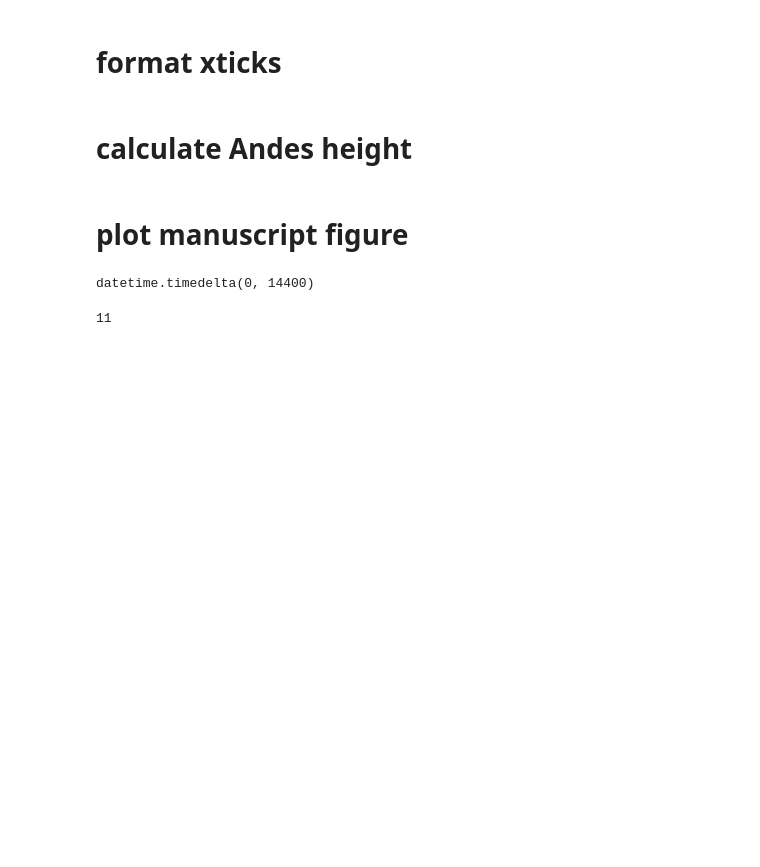
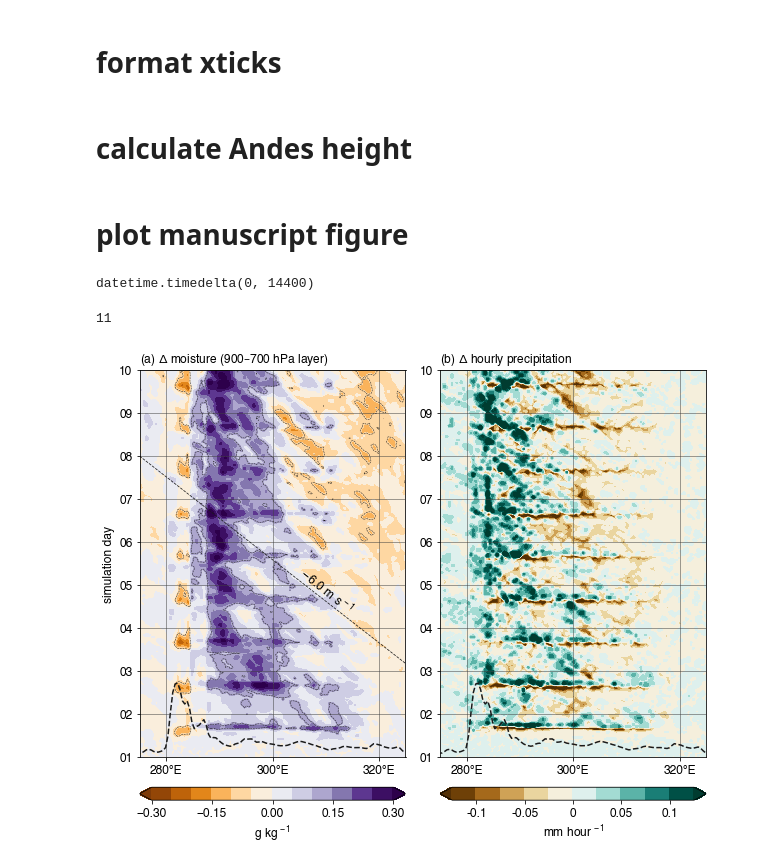
Before and after one commit to bairdlangenbrunner/amazon-phys-response-paper, a Jupyter notebook: scripts/MAIN_figure07_hovmoller_moisture_and_precip.ipynb, the cells around one changed output. Cells and saved outputs as stored; diff of their text form; code cells hidden in the pictures; blank space fills up the shorter version.

```diff
--- a/scripts/MAIN_figure07_hovmoller_moisture_and_precip.ipynb
+++ b/scripts/MAIN_figure07_hovmoller_moisture_and_precip.ipynb
@@ -278,20 +278,16 @@ time_datetimes[-1].day
 fontsize=12
 fig = mp.figure(figsize=(8.5,6))
 
-#ax1=fig.add_subplot(131)
-
 levels=numpy.arange(-0.3,0.310,0.05)
-levels_precip = numpy.arange(-0.125,0.1251,0.0125)
+levels_precip = numpy.arange(-0.125,0.1251,0.025)
 
 ax2=fig.add_subplot(121)
-contour_plot = ax2.contourf(xlong[0,:]+360.,time_datetimes-datetime.timedelta(hours=4),\
-                           #qvapor_diffs_lat_mean_1_3km*1000.,\
+contour_moisture = ax2.contourf(xlong[0,:]+360.,time_datetimes-datetime.timedelta(hours=4),\
                            qvapor_diffs_lat_mean_850_700hPa*1000.,\
                            cmap='PuOr',\
                            levels=levels,\
                            extend='both')
 contour_line = ax2.contour(xlong[0,:]+360.,time_datetimes-datetime.timedelta(hours=4),\
-                           #qvapor_diffs_lat_mean_1_3km*1000.,\
                            qvapor_diffs_lat_mean_850_700hPa*1000.,\
                            levels=[-0.1,0.1],\
                            colors='0.1',\
@@ -326,24 +322,34 @@ ax3.tick_params(labelsize=fontsize)
 
 fig.tight_layout()
 
-# ax1_pos = ax1.get_position()
 ax2_pos = ax2.get_position()
 ax3_pos = ax3.get_position()
 
 cbar1_ax = fig.add_axes([ax2_pos.x0,ax2_pos.y0-0.1,ax2_pos.width,0.03])
-cbar1 = mp.colorbar(contour_plot, cax=cbar1_ax, orientation='horizontal')
+cbar1 = mp.colorbar(contour_moisture, cax=cbar1_ax, orientation='horizontal')
 cbar1_ax.tick_params(labelsize=fontsize)
 cbar1.set_ticks([-0.3,-0.15,0,0.15,0.3])
-#cbar1_ax.axvline(cbar1_ax.get_xticks()[2],lw=0.5,c='0.1',ls='--')
-#cbar1_ax.axvline(cbar1_ax.get_xticks()[4],lw=0.5,c='0.1',ls='--')
 cbar1.set_label('g kg$^{\,-1}$', fontsize=fontsize)
-cbar1.add_lines(contour_line, ls=':')
+cbar1.add_lines(contour_line)
 
-cbar2_ax = fig.add_axes([ax3_pos.x0,ax3_pos.y0-0.1,ax3_pos.width,0.03])
+cbar2_ax = fig.add_axes([ax3_pos.x0,ax3_pos.y0-0.1,ax3_pos.width,0.03], rasterized=True)
 cbar2 = mp.colorbar(contour_rain, cax=cbar2_ax, orientation='horizontal')
 cbar2_ax.tick_params(labelsize=fontsize)
-cbar2.set_ticks([-0.1,0,0.1])
+cbar2.set_ticks([-0.1,-0.05,0,0.05,0.1])
+cbar2.set_ticklabels(['-0.1','-0.05','0','0.05','0.1'])
 cbar2.set_label('mm hour$^{\,-1}$', fontsize=fontsize)
+
+for c in contour_rain.collections:
+    c.set_edgecolor('face')
+    c.set_rasterized(True)
+for c in contour_moisture.collections:
+    c.set_edgecolor('face')
+    c.set_rasterized(True)
+
+for c in cbar1_ax.collections:
+    c.set_edgecolor('face')
+for c in cbar2_ax.collections:
+    c.set_edgecolor('face')
 
 ax2_orog = fig.add_axes([ax2_pos.x0,ax2_pos.y0,ax2_pos.width,ax2_pos.height*0.2])
 ax2_orog.axis('off')
@@ -355,10 +361,8 @@ ax3_orog.axis('off')
 ax3_orog.plot(xlong[0,:]+360., HGT_M_lat_subset_mean/1000., lw=1.5, ls='--', c='0.1')#, alpha=0.5)
 ax3_orog.set_xlim(ax2.get_xlim())
 
-#ax1.yaxis.grid(True,linestyle='-',c='0.25',lw=0.5)
 ax2.yaxis.grid(True,linestyle='-',c='0.25',lw=0.5)
 ax3.yaxis.grid(True,linestyle='-',c='0.25',lw=0.5)
-#ax1.xaxis.grid(True,linestyle='-',c='0.25',lw=0.5)
 ax2.xaxis.grid(True,linestyle='-',c='0.25',lw=0.5)
 ax3.xaxis.grid(True,linestyle='-',c='0.25',lw=0.5)
 
@@ -368,40 +372,34 @@ dx = dt*speed1
 slope1 = dt/-dx # sec/meter
 intercept1 = 10*dt
 xvals1 = numpy.linspace(ax2.get_xlim()[0],ax2.get_xlim()[1],100)
 xvals1_m = xvals1*50000.
 yvals1 = slope1*(xvals1_m-ax2.get_xlim()[0]*50000) + intercept1
 start_date = datetime.datetime(1979,1,1,0)
 yvals1_datetime = [start_date + datetime.timedelta(seconds=int(t)) for t in yvals1]
 
 speed2 = 6#-ua_400_mean #5.1 #6.3 # m/s
 dt = 86400. # seconds
 dx = dt*speed2
 slope2 = dt/-dx # sec/meter
 intercept2 = 7.*dt
 xvals2 = numpy.linspace(ax2.get_xlim()[0],ax2.get_xlim()[1],100)
 xvals2_m = xvals2*50000.
 yvals2 = slope2*(xvals2_m-ax2.get_xlim()[0]*50000) + intercept2
 start_date = datetime.datetime(1979,1,1,0)
 yvals2_datetime = [start_date + datetime.timedelta(seconds=int(t)) for t in yvals2]
 
-#ax2.plot(xvals1,yvals1_datetime,lw=0.75,ls='--',c='0.1')
 ax2.plot(xvals2,yvals2_datetime,lw=0.75,ls='--',c='0.1')
 
 plot_ratio = ax2.get_data_ratio()
 ax2.set_ylabel('simulation day', fontsize=fontsize)
 
-# slope_rotation1 = numpy.degrees(numpy.arctan(slope1/plot_ratio))
-# ax2.text(s='$-\,$'+str(speed1)+' m s$^{\,-1}$',x=0.69,y=0.2,transform=ax2.transAxes,\
-#          ha='center',\
-#          va='center',\
-#          fontsize=fontsize,\
-#          rotation=slope_rotation1+4)
-
 slope_rotation2 = numpy.degrees(numpy.arctan(slope2/plot_ratio))
-ax2.text(s='$-\,$'+'{:.1f}'.format(speed2)+' m s$^{\,-1}$',x=0.7,y=0.41,transform=ax2.transAxes,\
+ax2.text(s='$-\,$'+'{:.1f}'.format(speed2)+' m s$^{\,-1}$',x=0.7,y=0.43,transform=ax2.transAxes,\
          ha='center',\
          va='center',\
          fontsize=fontsize,\
          rotation=slope_rotation2+4)
 
-fig.savefig('figures/manuscript_fig7_qvapor_hovmoller_with_rain_diffs.png',dpi=600,bbox_inches='tight',transparent=True)
+fig.savefig('../figures/MAIN_fig07.pdf', dpi=300, bbox_inches='tight',transparent=True)
+# %% [output]
+[figure, added]
```
Also changed, not shown: 26 other files.
